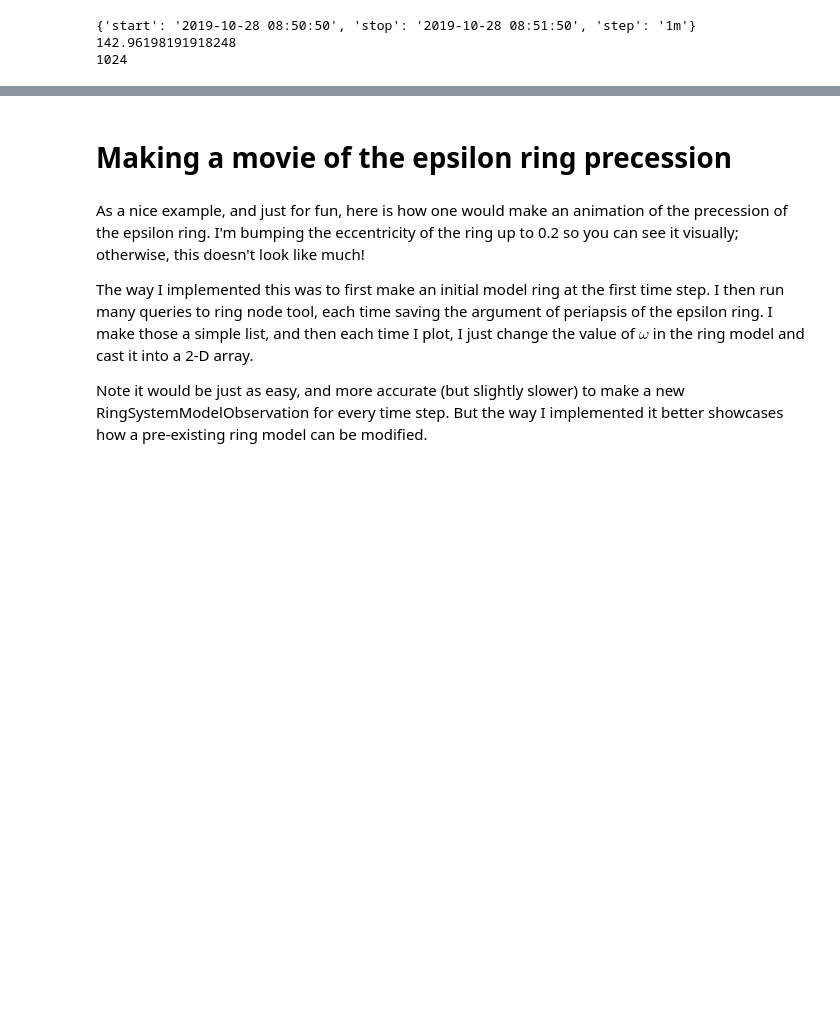
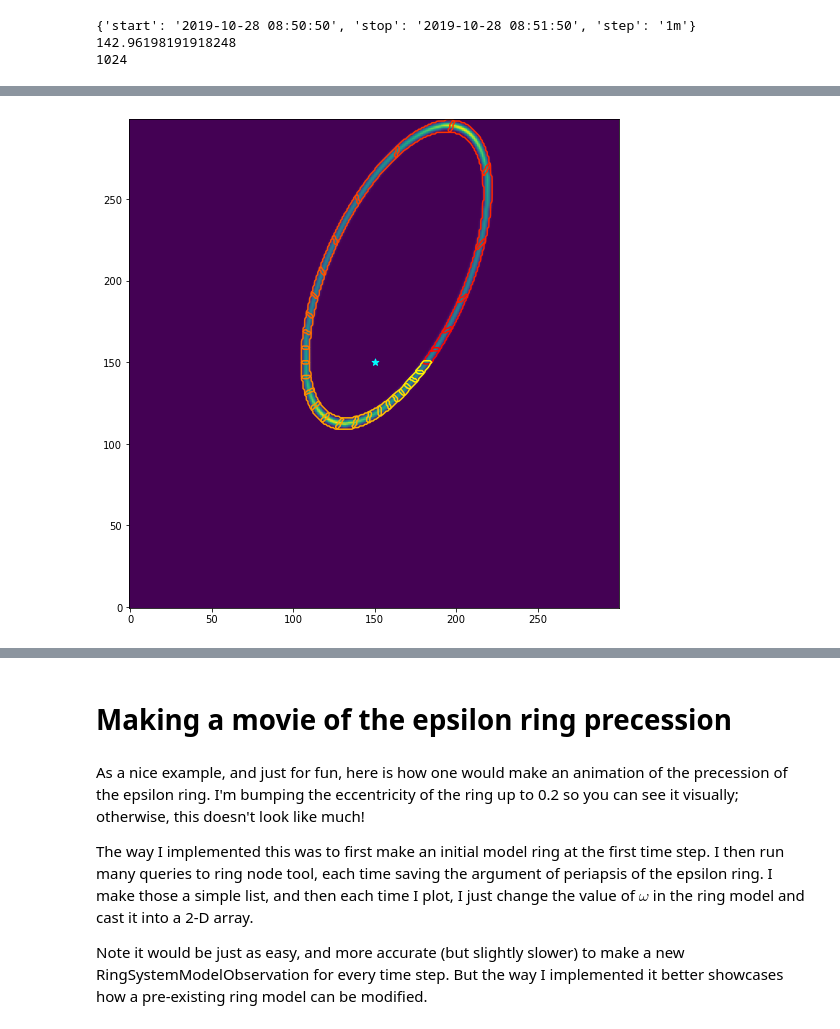
Before and after one commit to emolter/pylanetary, a Jupyter notebook: pylanetary/rings/ring-system-modeling-tutorial.ipynb, the cells around one changed output, grey strips where cells are left out. Cells and saved outputs as stored; diff of their text form; code cells hidden in the pictures; blank space fills up the shorter version.

```diff
--- a/pylanetary/rings/ring-system-modeling-tutorial.ipynb
+++ b/pylanetary/rings/ring-system-modeling-tutorial.ipynb
@@ -247,0 +367,34 @@ print(stats.to_table(['mean', 'median', 'std', 'var', 'sum']))
+# %%
+thetas, wedges = ringmodel.as_azimuthal_wedges((imsize,imsize), focus, pixscale, nwedges=nwedges, z=1, width = width)
+fsc= foreshortening(thetas, i)
+
+wedge_sums = []
+data_sums = []
+extraction_region = np.zeros(data.shape)
+for i, wedge in enumerate(wedges):
+
+    wedge_data = data * wedge
+    extraction_region += wedge_data
+    data_sums.append(np.nansum(wedge_data))
+    wedge_sums.append(np.nansum(wedge))
+
+wedge_sums = np.array(wedge_sums)
+data_sums = np.array(data_sums)
+# %%
+cmap = cm.autumn
+fig, ax = plt.subplots(1,1, figsize = (9,9))
+ax.imshow(data, origin = 'lower')
+ax.scatter([imsize/2],[imsize/2], color = 'cyan', marker = '*', s = 50, label = 'center of Uranus')
+
+for i, wedge in enumerate(wedges):
+
+    theta = thetas[i]
+    color = cmap(theta/(2*np.pi))
+
+    ax.contour(wedge, levels=[0.01], colors=[color])
+
+
+
+plt.show()
+# %% [output]
+[figure, added]
```
Also changed, not shown: parts of 20 cells of this notebook, 2 other files.
